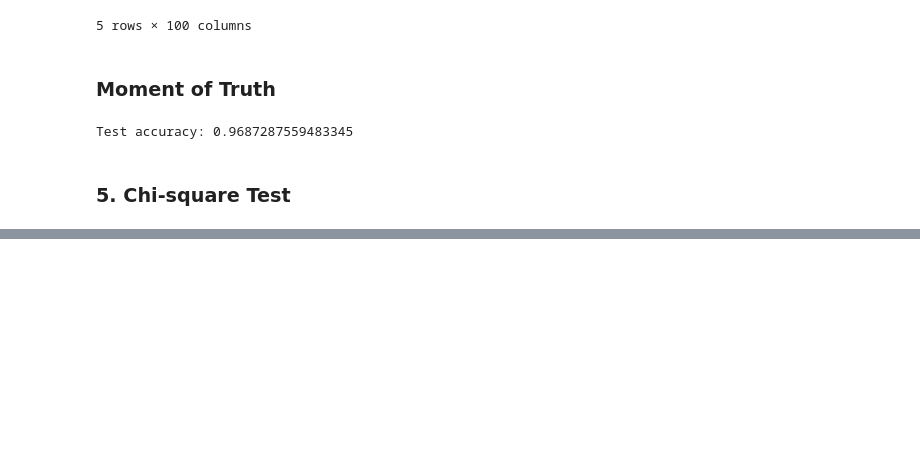
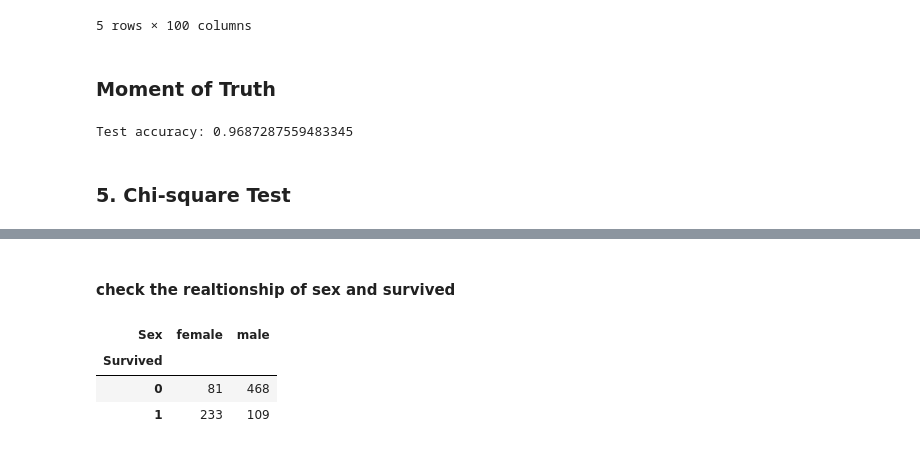
Before and after one commit to sushanttwayana/Exploratory_Data_Analysis-EDA-, a Jupyter notebook: 6.feature_selection/1.filter-based-feature-selection.ipynb, the cells around one changed output, grey strips where cells are left out. Saved outputs shown, nothing was run; the diff lists cells and outputs as text; code cells hidden in the pictures; blank space fills up the shorter version.

```diff
--- a/6.feature_selection/1.filter-based-feature-selection.ipynb
+++ b/6.feature_selection/1.filter-based-feature-selection.ipynb
@@ -382,3 +389,13 @@ titanic.head()
+# %% [markdown]
+#### check the realtionship of sex and survived
+# %%
+ct = pd.crosstab(titanic['Survived'],titanic['Sex'])
+ct
+# %% [output]
+| Sex | female | male |
+| Survived |  |  |
+| 0 | 81 | 468 |
+| 1 | 233 | 109 |
 # %%
 ct = pd.crosstab(titanic['Survived'],titanic['Sex'],margins=True)
 ct
```
Also changed, not shown: parts of 6 cells of this notebook.
